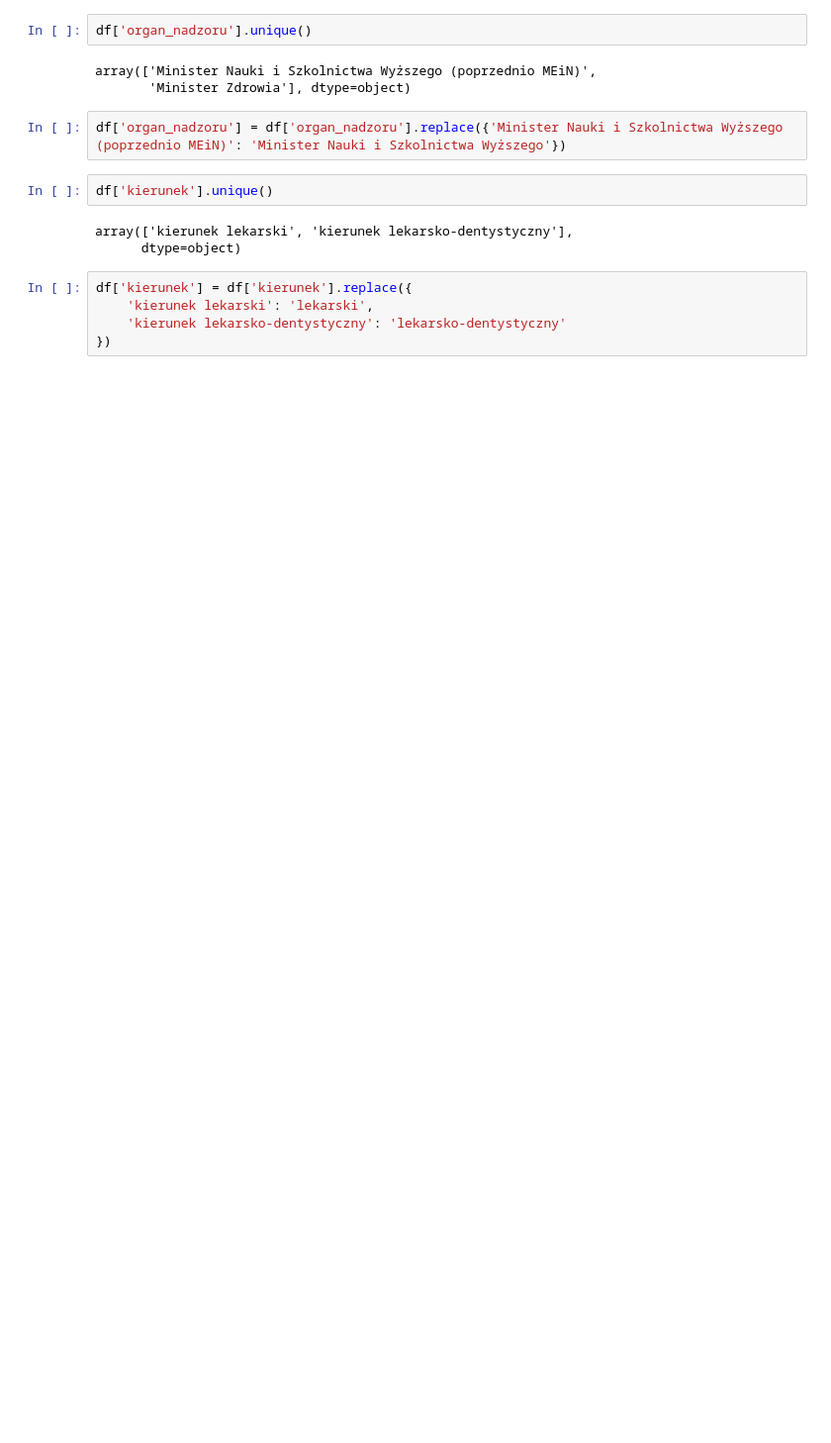
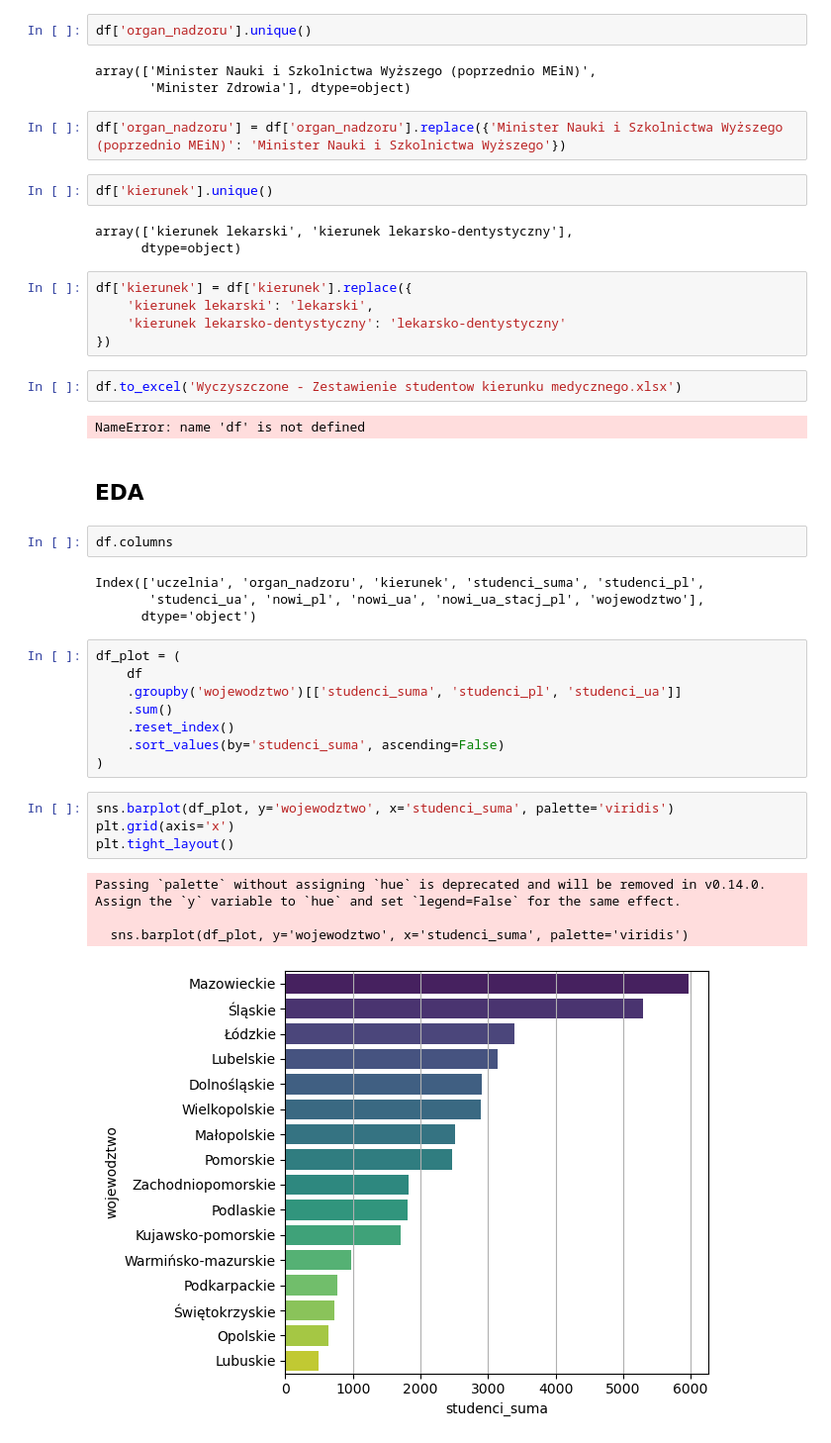
Before and after one commit to NotFenir/Data-Science-Projects, a Jupyter notebook: Ukrainian students on polish medical univeristies/notebook.ipynb, the cells around one changed output. Shown at 99% size. Drawn from its saved outputs; the diff is of its cells as text; blank space fills up the shorter version.

```diff
--- a/Ukrainian students on polish medical univeristies/notebook.ipynb
+++ b/Ukrainian students on polish medical univeristies/notebook.ipynb
@@ -189,3 +189,32 @@ df['kierunek'] = df['kierunek'].replace({
     'kierunek lekarski': 'lekarski',
     'kierunek lekarsko-dentystyczny': 'lekarsko-dentystyczny'
 })
+# %%
+df.to_excel('Wyczyszczone - Zestawienie studentow kierunku medycznego.xlsx')
+# %% [output]
+NameError: name 'df' is not defined
+# %% [markdown]
+## EDA
+# %%
+df.columns
+# %% [output]
+Index(['uczelnia', 'organ_nadzoru', 'kierunek', 'studenci_suma', 'studenci_pl',
+       'studenci_ua', 'nowi_pl', 'nowi_ua', 'nowi_ua_stacj_pl', 'wojewodztwo'],
+      dtype='object')
+# %%
+df_plot = (
+    df
+    .groupby('wojewodztwo')[['studenci_suma', 'studenci_pl', 'studenci_ua']]
+    .sum()
+    .reset_index()
+    .sort_values(by='studenci_suma', ascending=False)
+)
+# %%
+sns.barplot(df_plot, y='wojewodztwo', x='studenci_suma', palette='viridis')
+plt.grid(axis='x')
+plt.tight_layout()
+# %% [output]
+Passing `palette` without assigning `hue` is deprecated and will be removed in v0.14.0. Assign the `y` variable to `hue` and set `legend=False` for the same effect.
+
+  sns.barplot(df_plot, y='wojewodztwo', x='studenci_suma', palette='viridis')
+[figure, added]
```
Also changed, not shown: parts of 5 cells of this notebook.
